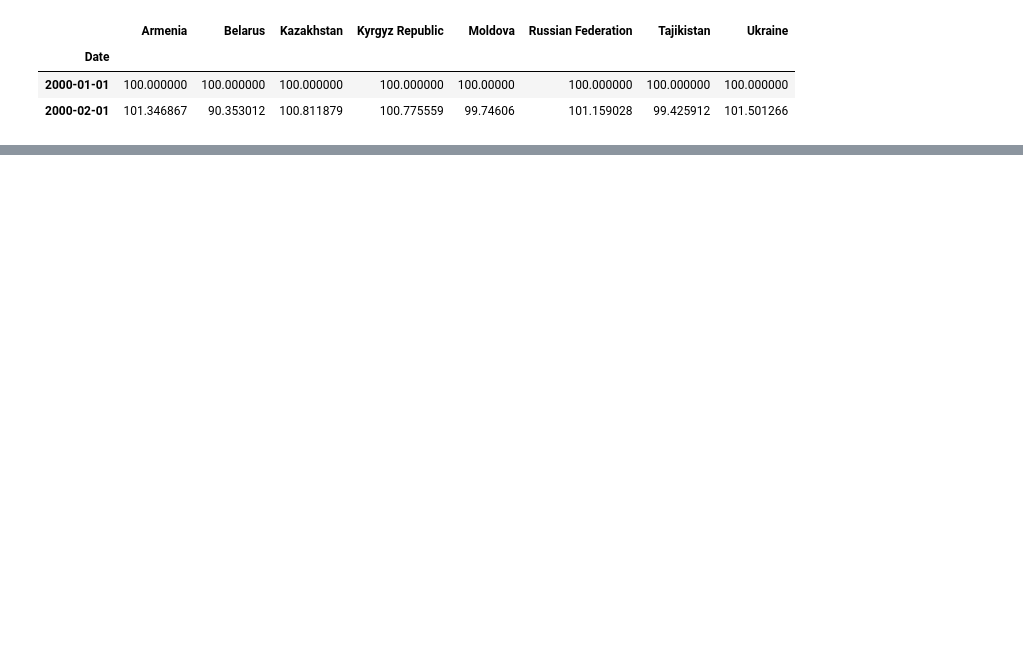
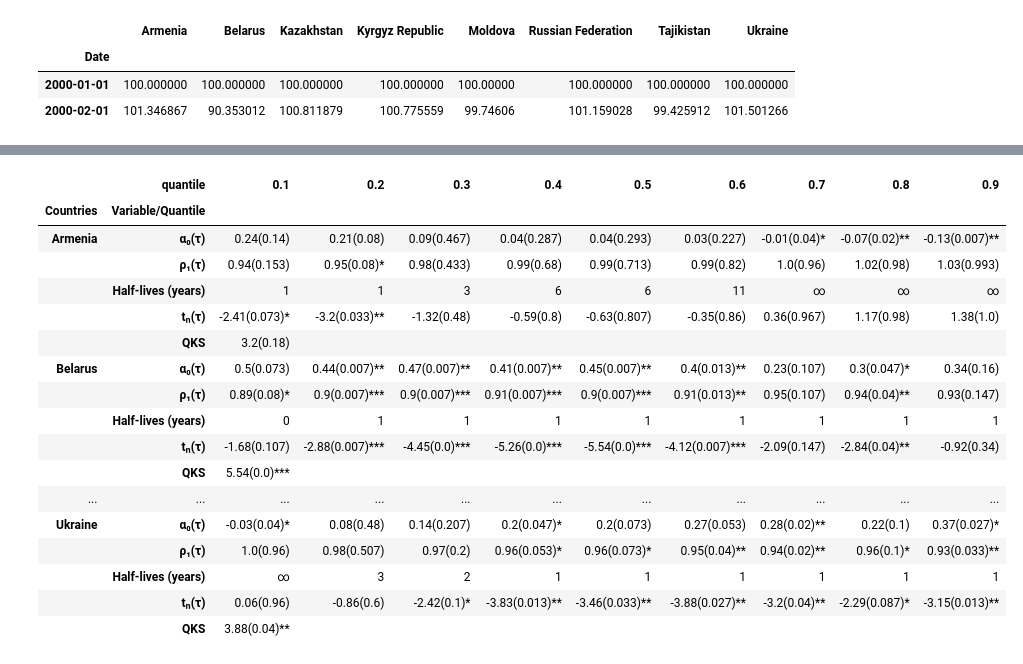
Before and after one commit to vlad-yeghiazaryan/PPP-in-EAEU, a Jupyter notebook: EAEU-report.ipynb, the cells around one changed output, grey strips where cells are left out. Saved outputs shown, nothing was run; the diff lists cells and outputs as text; code cells hidden in the pictures; blank space fills up the shorter version.

Commit message:
updated report with constant and trend (150 reps)

```diff
--- a/EAEU-report.ipynb
+++ b/EAEU-report.ipynb
@@ -72,13 +72,13 @@ data.head(2)
 | 2000-01-01 | 100.000000 | 100.000000 | 100.000000 | 100.000000 | 100.00000 | 100.000000 | 100.000000 | 100.000000 |
 | 2000-02-01 | 101.346867 | 90.353012 | 100.811879 | 100.775559 | 99.74606 | 101.159028 | 99.425912 | 101.501266 |
 # %%
-# levels=[0.01,0.05,0.1]
-# quantiles = np.arange(0.1, 1, 0.1)
-# drop = ['δ²', 'Lags', 'ρ₁(OLS)', 'CV1%', 'CV5%', 'CV10%']
-# qadf = QADF(dataLogs, model='ct', pmax=12, ic='AIC')
-# reps = 10
+levels=[0.01,0.05,0.1]
+quantiles = np.arange(0.1, 1, 0.1)
+drop = ['δ²', 'Lags', 'ρ₁(OLS)', 'CV1%', 'CV5%', 'CV10%']
+qadfParams =  {'model':'ct', 'pmax':12, 'ic':'AIC'}
+reps = 150
 # %%
-# # Broad EAEU logs
-# logResults, logReport = reportCountries(dataLogs, qadf, quantiles, repetitions=reps,
-#                                   significanceLevels=levels, dropColumns=drop)
-# logReport.to_excel('Outputs/logReport(C&T).xlsx', float_format="%.3f")
+# Broad EAEU logs
+logResults, logReport = reportCountries(dataLogs, qadfParams, quantiles, repetitions=reps,
+                                  significanceLevels=levels, dropColumns=drop)
+logReport.to_excel('Outputs/logReport(C&T).xlsx', float_format="%.3f")
@@ -84,0 +98,21 @@ data.head(2)
+# %%
+logReport
+# %% [output]
+|  | quantile | 0.1 | 0.2 | 0.3 | 0.4 | 0.5 | 0.6 | 0.7 | 0.8 | 0.9 |
+| Countries | Variable/Quantile |  |  |  |  |  |  |  |  |  |
+| Armenia | α₀(τ) | 0.24(0.14) | 0.21(0.08) | 0.09(0.467) | 0.04(0.287) | 0.04(0.293) | 0.03(0.227) | -0.01(0.04)* | -0.07(0.02)** | -0.13(0.007)** |
+|  | ρ₁(τ) | 0.94(0.153) | 0.95(0.08)* | 0.98(0.433) | 0.99(0.68) | 0.99(0.713) | 0.99(0.82) | 1.0(0.96) | 1.02(0.98) | 1.03(0.993) |
+|  | Half-lives (years) | 1 | 1 | 3 | 6 | 6 | 11 | ∞ | ∞ | ∞ |
+|  | tₙ(τ) | -2.41(0.073)* | -3.2(0.033)** | -1.32(0.48) | -0.59(0.8) | -0.63(0.807) | -0.35(0.86) | 0.36(0.967) | 1.17(0.98) | 1.38(1.0) |
+|  | QKS | 3.2(0.18) |  |  |  |  |  |  |  |  |
+| Belarus | α₀(τ) | 0.5(0.073) | 0.44(0.007)** | 0.47(0.007)** | 0.41(0.007)** | 0.45(0.007)** | 0.4(0.013)** | 0.23(0.107) | 0.3(0.047)* | 0.34(0.16) |
+|  | ρ₁(τ) | 0.89(0.08)* | 0.9(0.007)*** | 0.9(0.007)*** | 0.91(0.007)*** | 0.9(0.007)*** | 0.91(0.013)** | 0.95(0.107) | 0.94(0.04)** | 0.93(0.147) |
+|  | Half-lives (years) | 0 | 1 | 1 | 1 | 1 | 1 | 1 | 1 | 1 |
+|  | tₙ(τ) | -1.68(0.107) | -2.88(0.007)*** | -4.45(0.0)*** | -5.26(0.0)*** | -5.54(0.0)*** | -4.12(0.007)*** | -2.09(0.147) | -2.84(0.04)** | -0.92(0.34) |
+|  | QKS | 5.54(0.0)*** |  |  |  |  |  |  |  |  |
+| ... | ... | ... | ... | ... | ... | ... | ... | ... | ... | ... |
+| Ukraine | α₀(τ) | -0.03(0.04)* | 0.08(0.48) | 0.14(0.207) | 0.2(0.047)* | 0.2(0.073) | 0.27(0.053) | 0.28(0.02)** | 0.22(0.1) | 0.37(0.027)* |
+|  | ρ₁(τ) | 1.0(0.96) | 0.98(0.507) | 0.97(0.2) | 0.96(0.053)* | 0.96(0.073)* | 0.95(0.04)** | 0.94(0.02)** | 0.96(0.1)* | 0.93(0.033)** |
+|  | Half-lives (years) | ∞ | 3 | 2 | 1 | 1 | 1 | 1 | 1 | 1 |
+|  | tₙ(τ) | 0.06(0.96) | -0.86(0.6) | -2.42(0.1)* | -3.83(0.013)** | -3.46(0.033)** | -3.88(0.027)** | -3.2(0.04)** | -2.29(0.087)* | -3.15(0.013)** |
+|  | QKS | 3.88(0.04)** |  |  |  |  |  |  |  |  |
```
Also changed, not shown: parts of 3 cells of this notebook, 5 other files.
